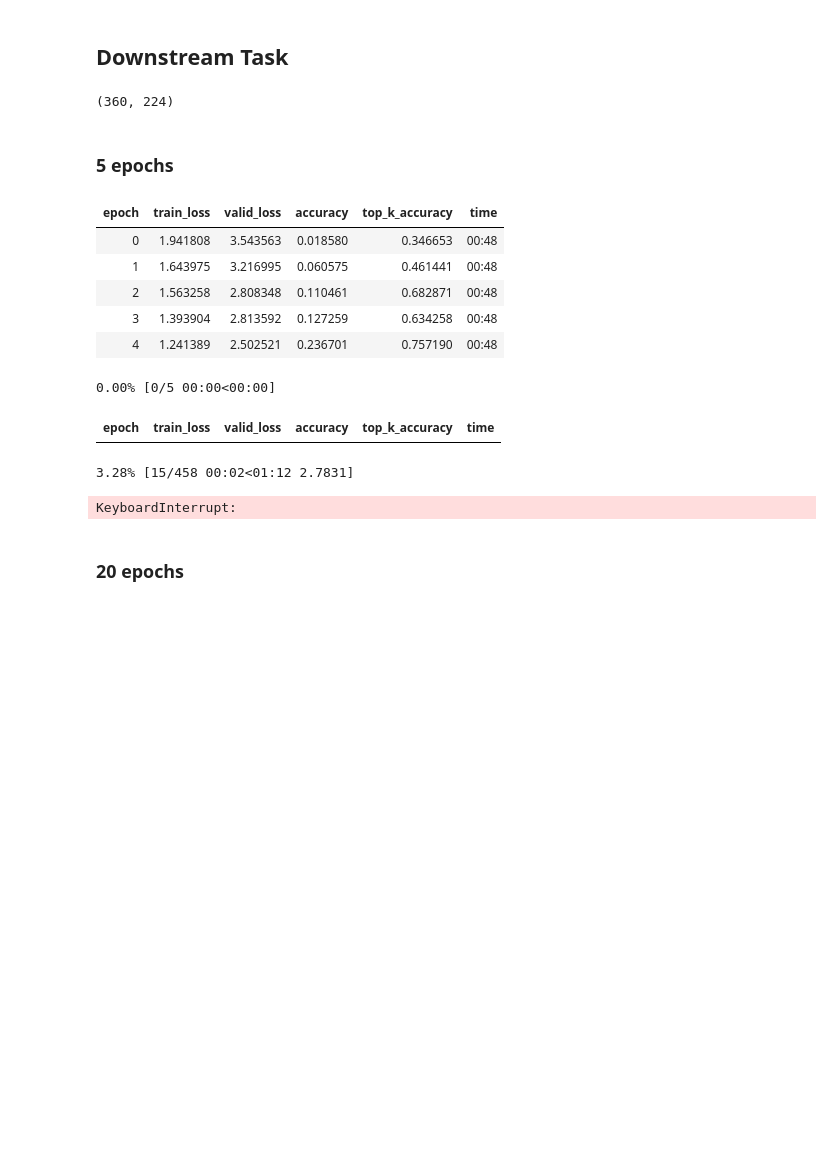
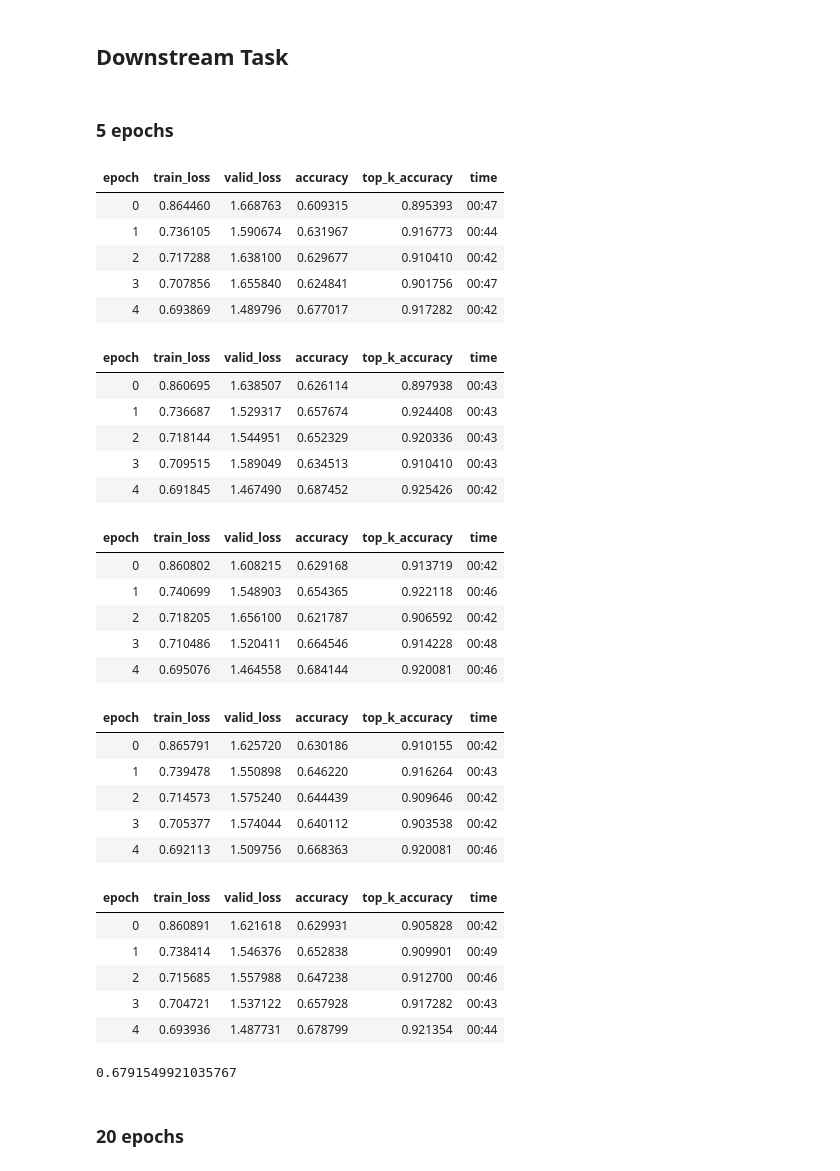
Before and after one commit to KeremTurgutlu/self_supervised, a Jupyter notebook: examples/vision/07 - training_supcon_iwang.ipynb, the cells around one changed output. Drawn from its saved outputs; the diff is of its cells as text; code cells hidden in the pictures; blank space fills up the shorter version.

Commit message:
supcon pretraining with sweeps over, finetuned 5 epochs

```diff
--- a/examples/vision/07 - training_supcon_iwang.ipynb
+++ b/examples/vision/07 - training_supcon_iwang.ipynb
@@ -187,11 +187,7 @@ wandb.run.name
 optdict = dict(sqr_mom=0.99,mom=0.95,beta=0.,eps=1e-4)
 opt_func = partial(ranger, **optdict)
 # %%
-bs, size
+bs = 128
-# %% [output]
-(360, 224)
-# %%
-bs = 64
 # %%
 def get_dls(size, bs, workers=None):
     path = URLs.IMAGEWANG_160 if size <= 160 else URLs.IMAGEWANG
@@ -226,7 +222,8 @@ def create_learner(size=size, arch='xresnet34', encoder_path="models/swav_iwang_
 # %%
 def finetune(size, epochs, arch, encoder_path, lr=1e-2, wd=1e-2):
     learn = create_learner(size, arch, encoder_path)
-    learn.unfreeze()
+#     learn.unfreeze()
+    learn.freeze()
     learn.fit_flat_cos(epochs, lr, wd=wd)
     final_acc = learn.recorder.values[-1][-2]
     return final_acc
@@ -235,15 +232,35 @@ def finetune(size, epochs, arch, encoder_path, lr=1e-2, wd=1e-2):
 # %%
 acc = []
 runs = 5
-for i in range(runs): acc += [finetune(size, epochs=5, arch='resnet34d', encoder_path=f'models/supcon_iwang_sz{size}_epc1_encoder.pth')]
+for i in range(runs): acc += [finetune(size, epochs=5, arch='xresnet34', encoder_path=f'models/confused-sweep-13_encoder.pth')]
 # %% [output]
 | epoch | train_loss | valid_loss | accuracy | top_k_accuracy | time |
-| 0 | 1.941808 | 3.543563 | 0.018580 | 0.346653 | 00:48 |
-| 1 | 1.643975 | 3.216995 | 0.060575 | 0.461441 | 00:48 |
-| 2 | 1.563258 | 2.808348 | 0.110461 | 0.682871 | 00:48 |
-| 3 | 1.393904 | 2.813592 | 0.127259 | 0.634258 | 00:48 |
-| 4 | 1.241389 | 2.502521 | 0.236701 | 0.757190 | 00:48 |
+| 0 | 0.864460 | 1.668763 | 0.609315 | 0.895393 | 00:47 |
+| 1 | 0.736105 | 1.590674 | 0.631967 | 0.916773 | 00:44 |
+| 2 | 0.717288 | 1.638100 | 0.629677 | 0.910410 | 00:42 |
+| 3 | 0.707856 | 1.655840 | 0.624841 | 0.901756 | 00:47 |
+| 4 | 0.693869 | 1.489796 | 0.677017 | 0.917282 | 00:42 |
-0.00% [0/5 00:00<00:00]
 | epoch | train_loss | valid_loss | accuracy | top_k_accuracy | time |
+| 0 | 0.860695 | 1.638507 | 0.626114 | 0.897938 | 00:43 |
+| 1 | 0.736687 | 1.529317 | 0.657674 | 0.924408 | 00:43 |
+| 2 | 0.718144 | 1.544951 | 0.652329 | 0.920336 | 00:43 |
+| 3 | 0.709515 | 1.589049 | 0.634513 | 0.910410 | 00:43 |
+| 4 | 0.691845 | 1.467490 | 0.687452 | 0.925426 | 00:42 |
-3.28% [15/458 00:02<01:12 2.7831]
-KeyboardInterrupt:
+| epoch | train_loss | valid_loss | accuracy | top_k_accuracy | time |
+| 0 | 0.860802 | 1.608215 | 0.629168 | 0.913719 | 00:42 |
+| 1 | 0.740699 | 1.548903 | 0.654365 | 0.922118 | 00:46 |
+| 2 | 0.718205 | 1.656100 | 0.621787 | 0.906592 | 00:42 |
+| 3 | 0.710486 | 1.520411 | 0.664546 | 0.914228 | 00:48 |
+| 4 | 0.695076 | 1.464558 | 0.684144 | 0.920081 | 00:46 |
+| epoch | train_loss | valid_loss | accuracy | top_k_accuracy | time |
+| 0 | 0.865791 | 1.625720 | 0.630186 | 0.910155 | 00:42 |
+| 1 | 0.739478 | 1.550898 | 0.646220 | 0.916264 | 00:43 |
+| 2 | 0.714573 | 1.575240 | 0.644439 | 0.909646 | 00:42 |
+| 3 | 0.705377 | 1.574044 | 0.640112 | 0.903538 | 00:42 |
+| 4 | 0.692113 | 1.509756 | 0.668363 | 0.920081 | 00:46 |
+| epoch | train_loss | valid_loss | accuracy | top_k_accuracy | time |
+| 0 | 0.860891 | 1.621618 | 0.629931 | 0.905828 | 00:42 |
+| 1 | 0.738414 | 1.546376 | 0.652838 | 0.909901 | 00:49 |
+| 2 | 0.715685 | 1.557988 | 0.647238 | 0.912700 | 00:46 |
+| 3 | 0.704721 | 1.537122 | 0.657928 | 0.917282 | 00:43 |
+| 4 | 0.693936 | 1.487731 | 0.678799 | 0.921354 | 00:44 |
@@ -254,3 +267,7 @@ for i in range(runs): acc += [finetune(size, epochs=5, arch='xresnet34', encoder
+# %%
+np.mean(acc)
+# %% [output]
+0.6791549921035767
 # %% [markdown]
 ### 20 epochs
 # %%
```
Also changed, not shown: parts of 5 cells of this notebook, 5 other files.
